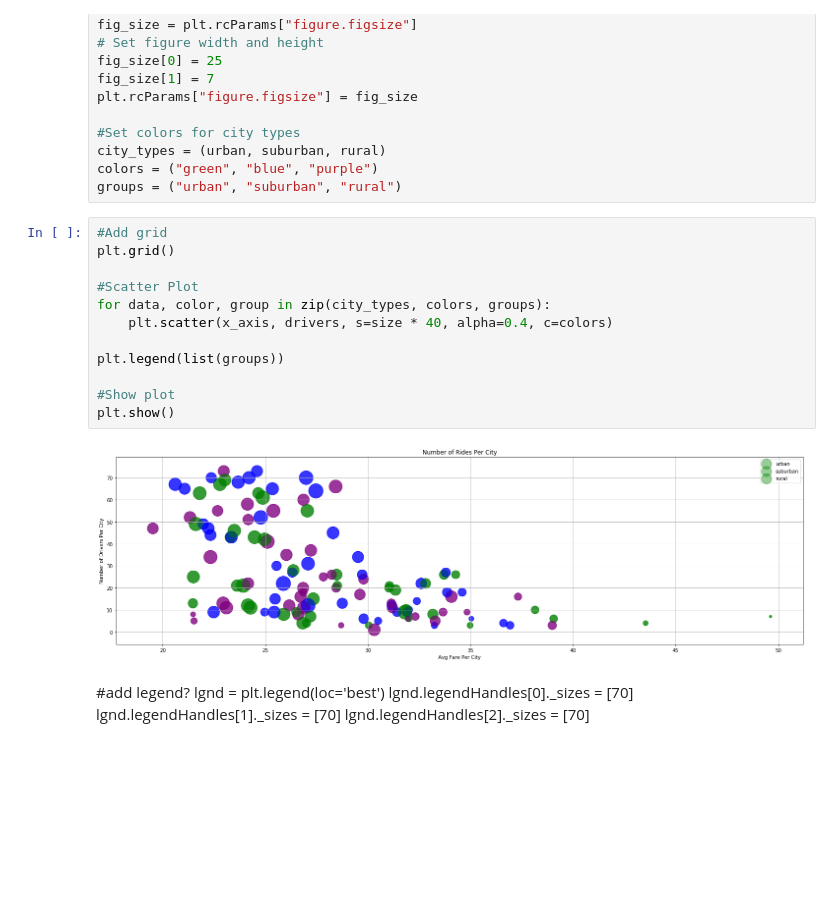
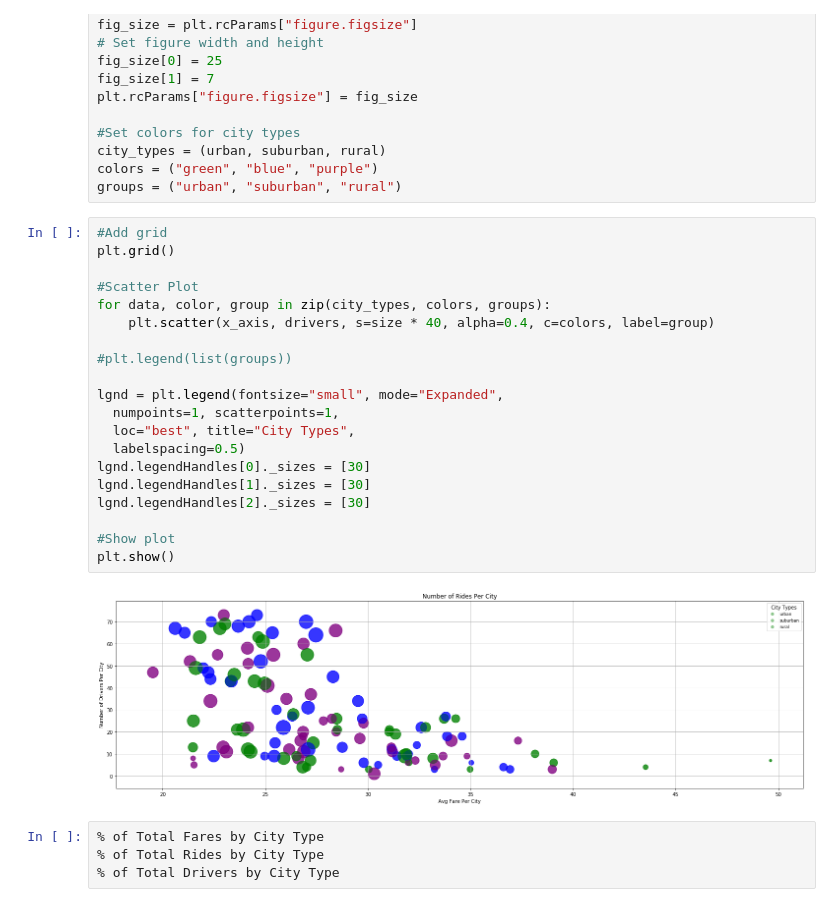
Before and after one commit to lindafarley/Python_Challenge, a Jupyter notebook: MatPlotLib_Bubble_Chart/Pyber_Bubble.ipynb, the cells around one changed output. Cells and saved outputs as stored; diff of their text form; blank space fills up the shorter version.

```diff
--- a/MatPlotLib_Bubble_Chart/Pyber_Bubble.ipynb
+++ b/MatPlotLib_Bubble_Chart/Pyber_Bubble.ipynb
@@ -119,20 +119,26 @@ groups = ("urban", "suburban", "rural")
 # %%
 #Add grid
 plt.grid()
 
 #Scatter Plot
 for data, color, group in zip(city_types, colors, groups):
-    plt.scatter(x_axis, drivers, s=size * 40, alpha=0.4, c=colors)
+    plt.scatter(x_axis, drivers, s=size * 40, alpha=0.4, c=colors, label=group)
 
-plt.legend(list(groups))
+#plt.legend(list(groups))
+
+lgnd = plt.legend(fontsize="small", mode="Expanded",
+  numpoints=1, scatterpoints=1,
+  loc="best", title="City Types",
+  labelspacing=0.5)
+lgnd.legendHandles[0]._sizes = [30]
+lgnd.legendHandles[1]._sizes = [30]
+lgnd.legendHandles[2]._sizes = [30]
 
 #Show plot
 plt.show()
 # %% [output]
-[figure, old version]
+[figure, new version]
-# %% [markdown]
-#add legend?
-lgnd = plt.legend(loc='best')
-lgnd.legendHandles[0]._sizes = [70]
-lgnd.legendHandles[1]._sizes = [70]
-lgnd.legendHandles[2]._sizes = [70]
+# %%
+% of Total Fares by City Type
+% of Total Rides by City Type
+% of Total Drivers by City Type
```
Also changed, not shown: parts of 9 cells of this notebook.
